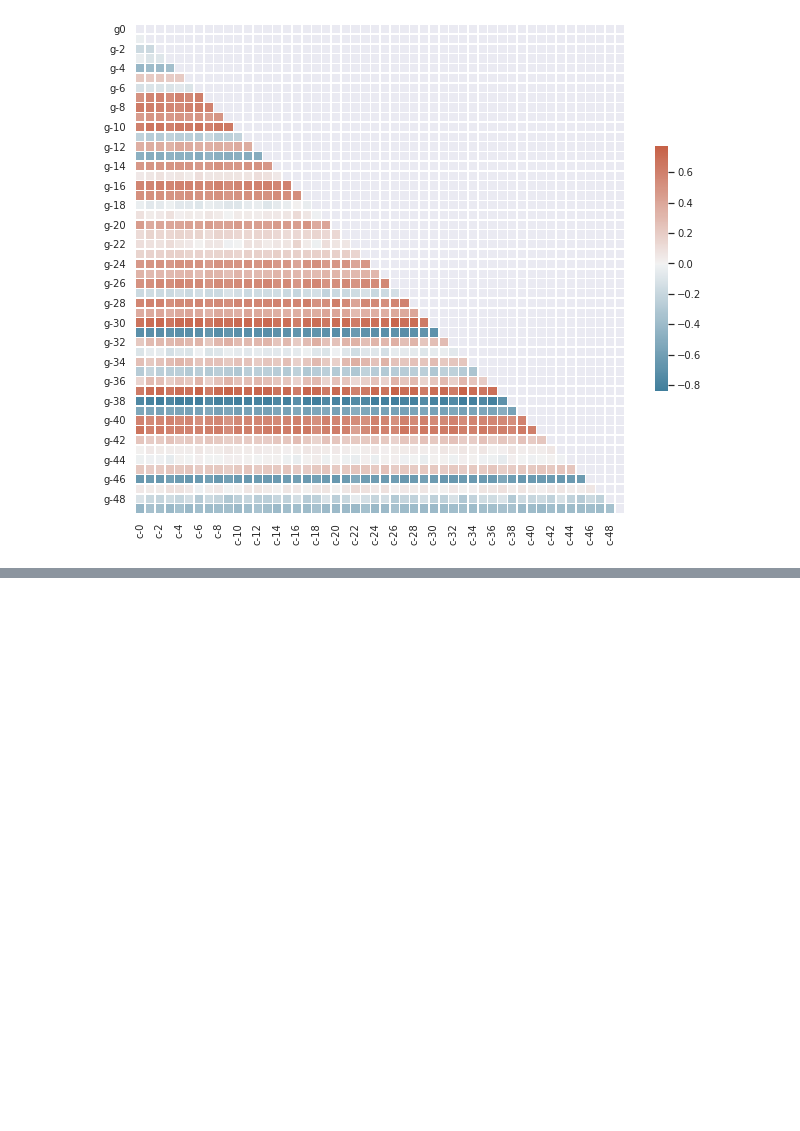
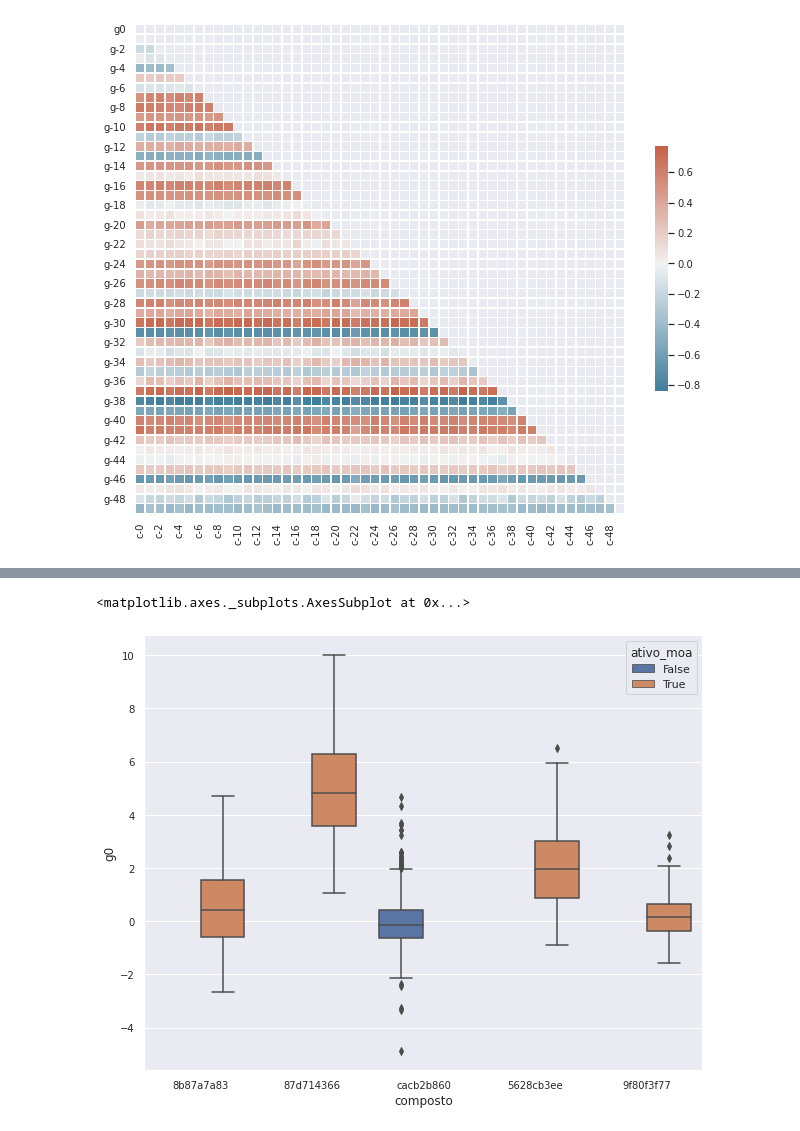
Before and after one commit to MagnusFelinto/Estudos, a Jupyter notebook: Imerção_Dados.ipynb, the cells around one changed output, grey strips where cells are left out. Cells and saved outputs as stored; diff of their text form; code cells hidden in the pictures; blank space fills up the shorter version.

```diff
--- a/Imerção_Dados.ipynb
+++ b/Imerção_Dados.ipynb
@@ -862,0 +1040,7 @@ crosstab
+# %%
+compostoP = dados_comb['composto'].value_counts().index[:5]
+plt.figure(figsize=(10,8)) #plt.figure(figsize=(12.8))
+sns.boxplot(data=dados_comb.query('composto in @compostoP'), y='g0' , x='composto', hue='ativo_moa')
+# %% [output]
+<matplotlib.axes._subplots.AxesSubplot at 0x...>
+[figure, added]
```
Also changed, not shown: parts of 45 cells of this notebook.
